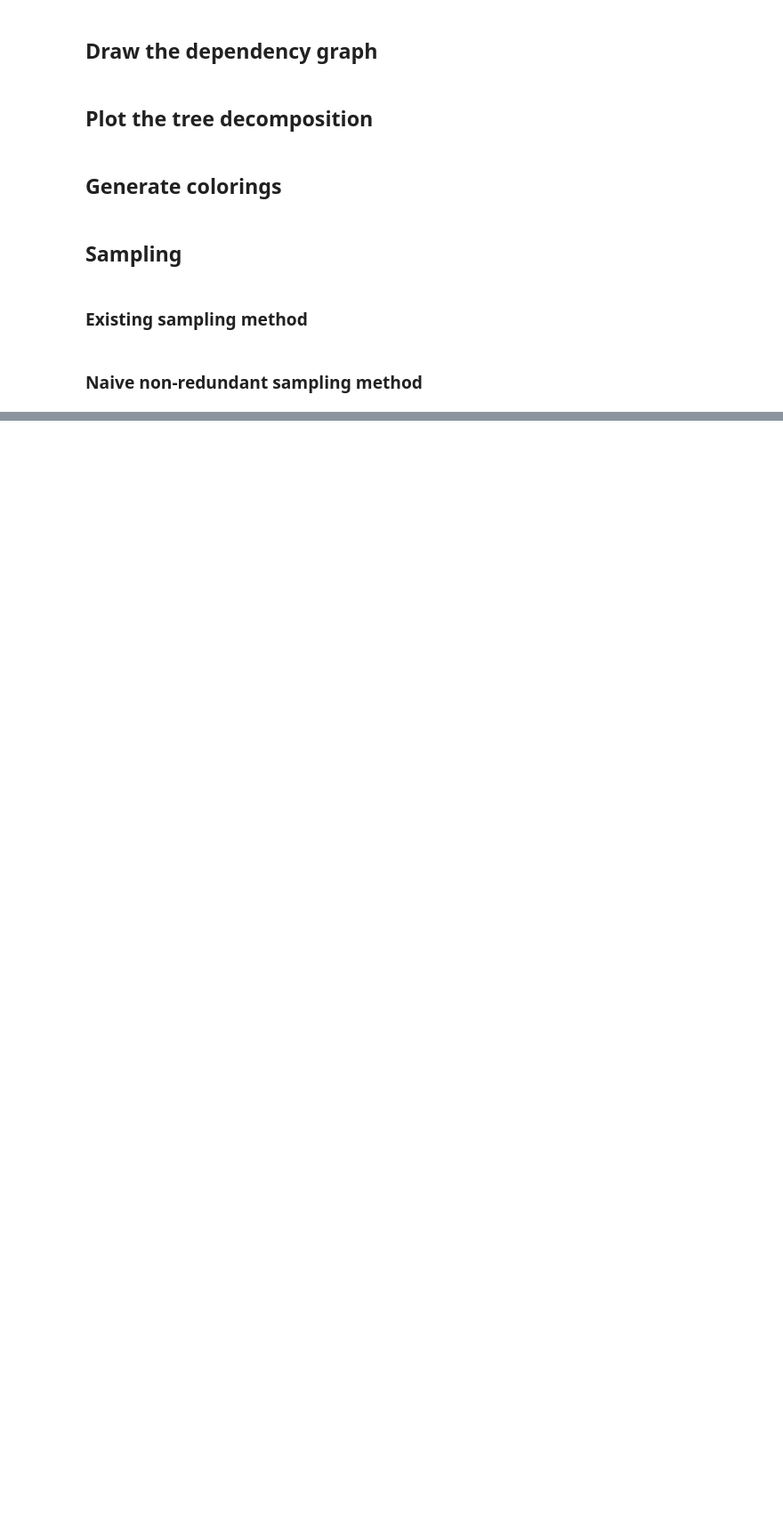
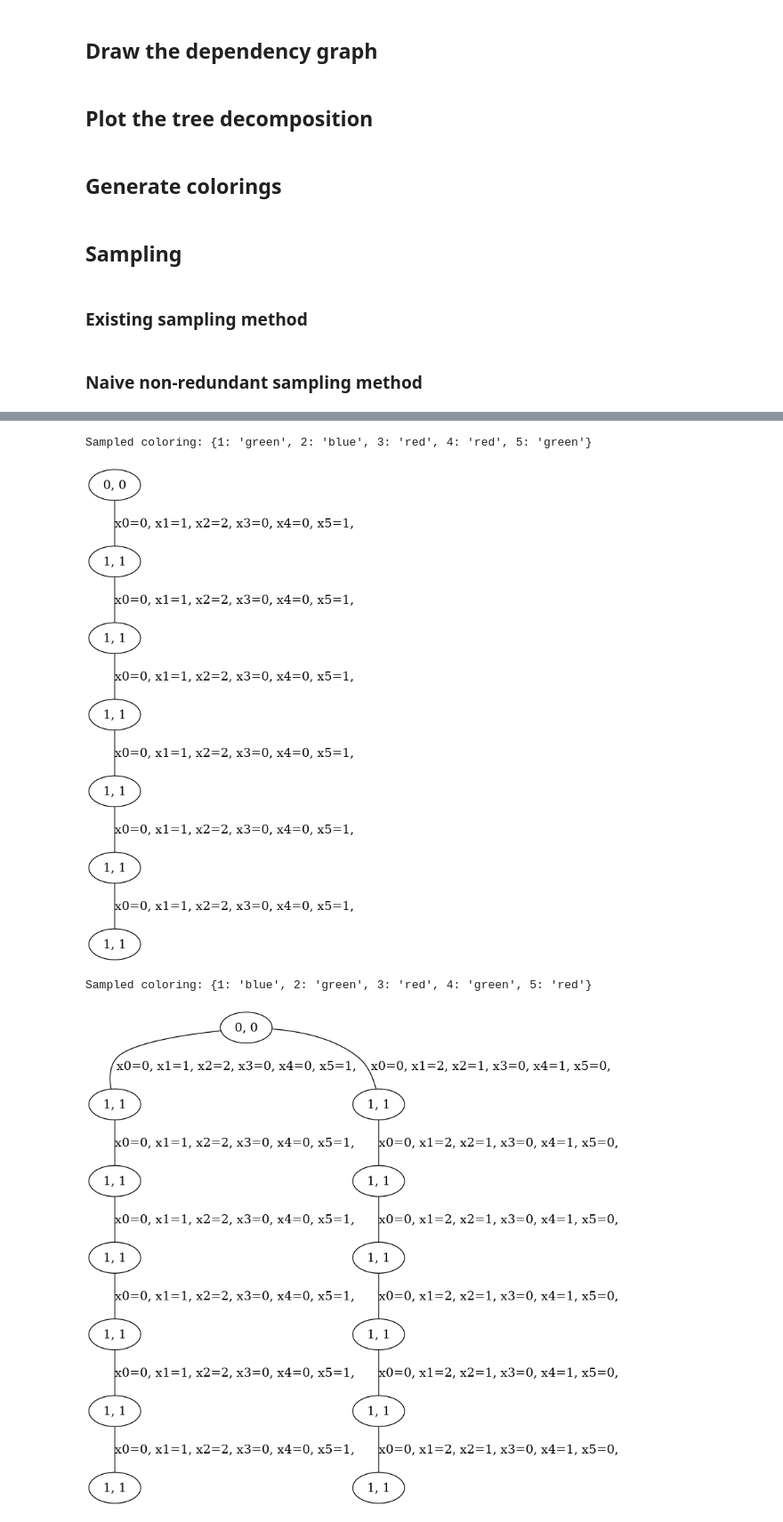
Before and after one commit to s-will/Infrared, a Jupyter notebook: Doc/Examples/test.ipynb, the cells around one changed output, grey strips where cells are left out. Shown at 89% size. Saved outputs shown, nothing was run; the diff lists cells and outputs as text; code cells hidden in the pictures; blank space fills up the shorter version.

Commit message:
weighted tree

```diff
--- a/Doc/Examples/test.ipynb
+++ b/Doc/Examples/test.ipynb
@@ -4,9 +4,8 @@
 import infrared as ir
 
 num_colors = 3
-num_nodes = 4
-edges = [(1,2),(1,4),(2,3),(3,4)]
-cycles = [(1,2,3,4)]
+num_nodes = 5
+edges = [(1,2),(1,3),(1,4),(2,3),(2,5),(4,5)]
 # %% [markdown]
 ## Set up the model
 # %%
@@ -88,28 +77,15 @@ solver = ir.Sampler(model)
 # %% [markdown]
 ### Existing sampling method
 # %%
-for i in range(1, 26):
-    print(f'\nSample #{i}')
-
-    assignment = solver.sample_naive(non_redundant=False)
+for _ in range(20):
+    assignment = solver.sample_new()
     coloring = assignment_to_coloring(assignment)
-
-    plot_coloring(coloring, f'colored_graph')
-    img = Image.open(f'colored_graph.png')
-    plt.imshow(img)
-    plt.show()
+    print('Sampled coloring:', coloring)
 # %% [markdown]
 ### Naive non-redundant sampling method
 # %%
-for i in range(1, 26):
-    print(f'\nSample #{i}')
-
-    assignment = solver.sample_naive(non_redundant=True, repeats=1000)
-
+for _ in range(20):
+    assignment = solver.sample_new(non_redundant=True, non_redundant_mode="rejection", repeats=1000)
     if assignment:
         coloring = assignment_to_coloring(assignment)
-
-        plot_coloring(coloring, f'colored_graph')
-        img = Image.open(f'colored_graph.png')
-        plt.imshow(img)
-        plt.show()
+        print('Sampled coloring:', coloring)
@@ -115,0 +94,18 @@ for i in range(1, 26):
+# %%
+import subprocess
+from IPython.display import display, Image
+
+count = 0
+for _ in range(20):
+    assignment = solver.sample_new(non_redundant=True)
+    if assignment:
+        coloring = assignment_to_coloring(assignment)
+        print('Sampled coloring:', coloring)
+        png_data = subprocess.check_output(["dot", "-Tpng", f'weights_graph_{count}.dot'])
+        count += 1
+        display(Image(data=png_data))
+# %% [output]
+Sampled coloring: {1: 'green', 2: 'blue', 3: 'red', 4: 'red', 5: 'green'}
+[figure, added]
+Sampled coloring: {1: 'blue', 2: 'green', 3: 'red', 4: 'green', 5: 'red'}
+[figure, added]
```
Also changed, not shown: parts of 3 cells of this notebook, 7 other files.
